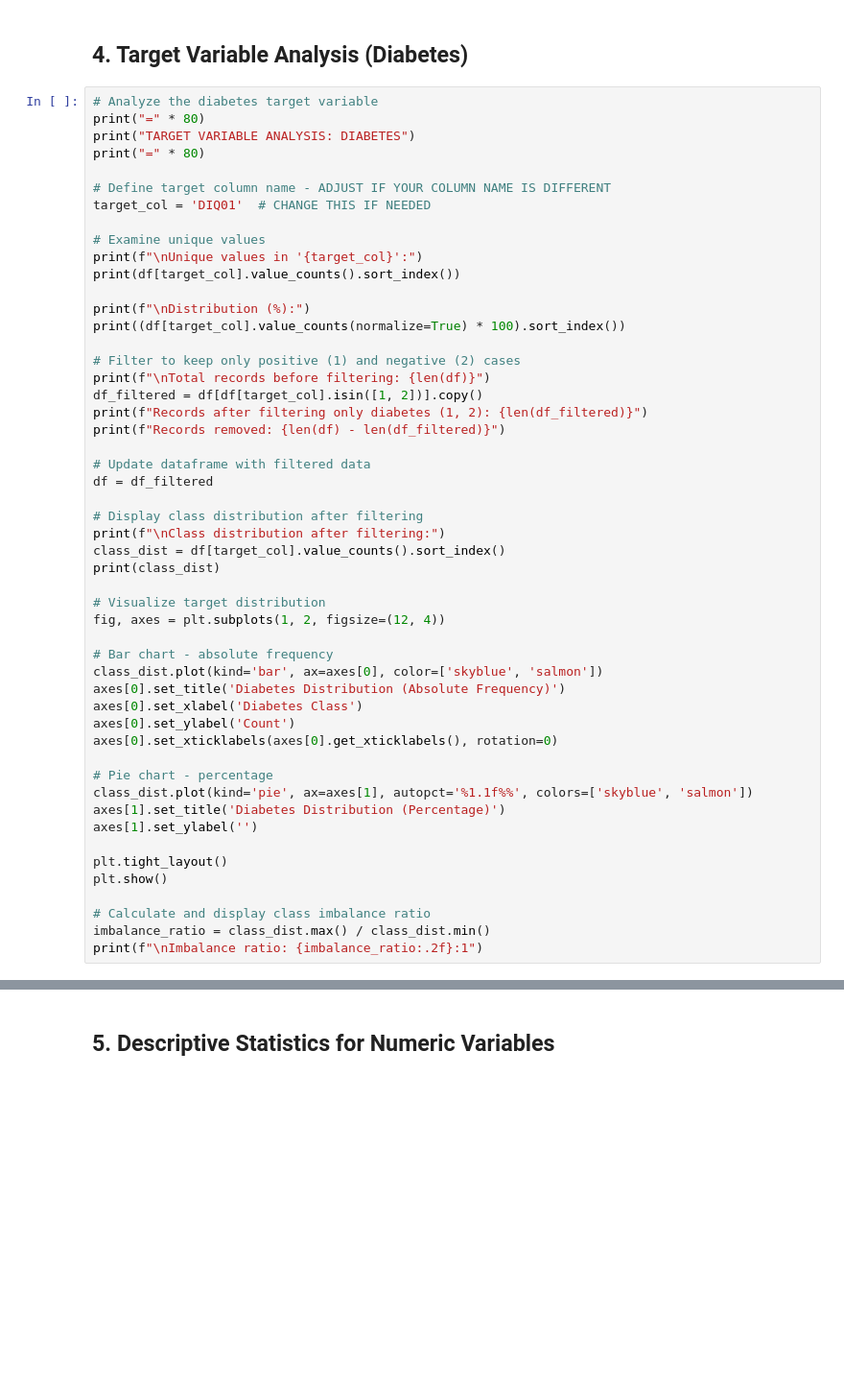
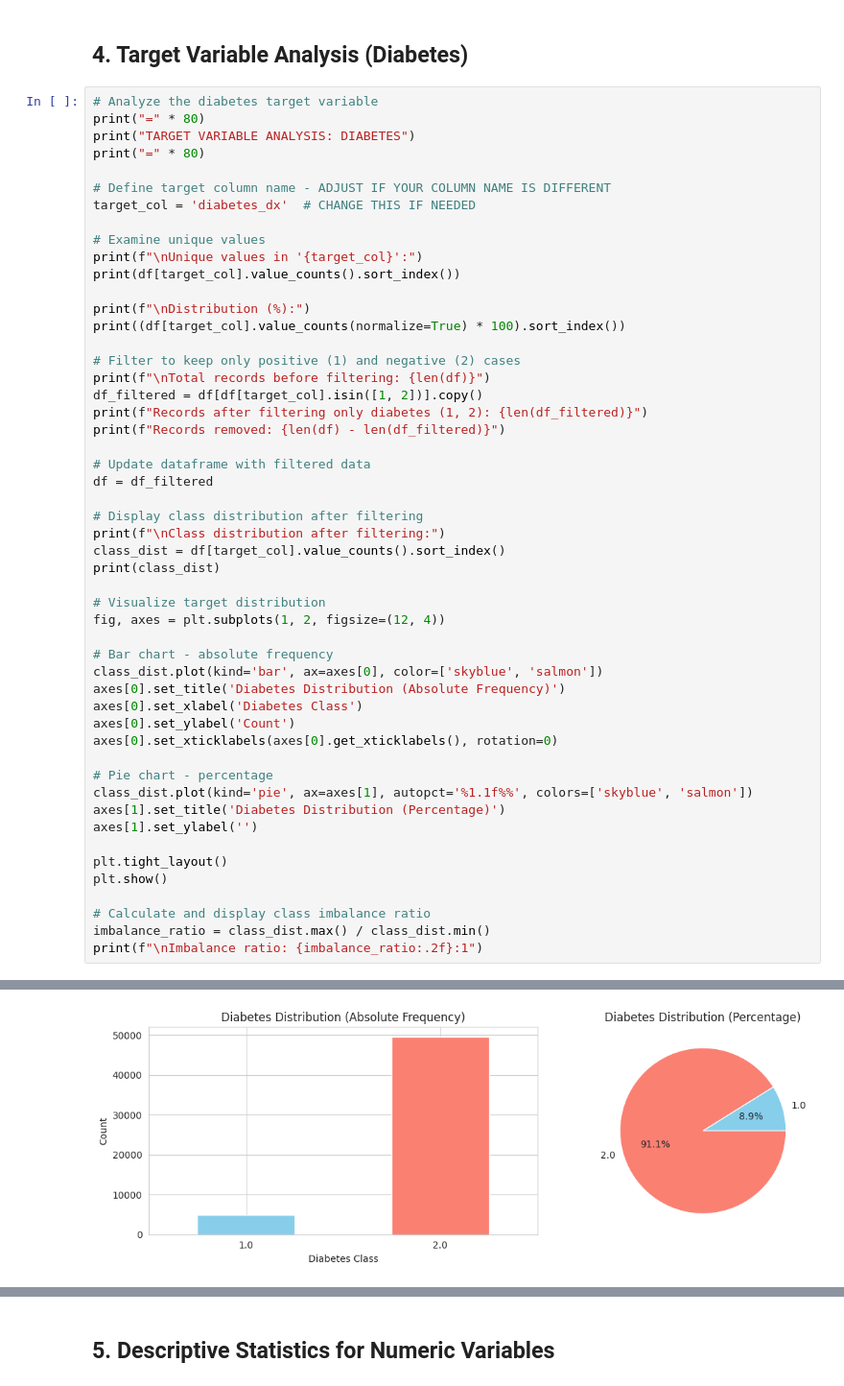
Before and after one commit to vitwea/t2diabetes-predictor, a Jupyter notebook: notebooks/01_eda.ipynb, the cells around one changed output, grey strips where cells are left out. Shown at 96% size. Cells and saved outputs as stored; diff of their text form; blank space fills up the shorter version.

```diff
--- a/notebooks/01_eda.ipynb
+++ b/notebooks/01_eda.ipynb
@@ -141,7 +141,7 @@ print("TARGET VARIABLE ANALYSIS: DIABETES")
 print("=" * 80)
 
 # Define target column name - ADJUST IF YOUR COLUMN NAME IS DIFFERENT
-target_col = 'DIQ01'  # CHANGE THIS IF NEEDED
+target_col = 'diabetes_dx'  # CHANGE THIS IF NEEDED
 
 # Examine unique values
 print(f"\nUnique values in '{target_col}':")
@@ -193,0 +206 @@ Unique values in 'DIQ01':
+[figure, added]
```
Also changed, not shown: parts of 7 cells of this notebook.
